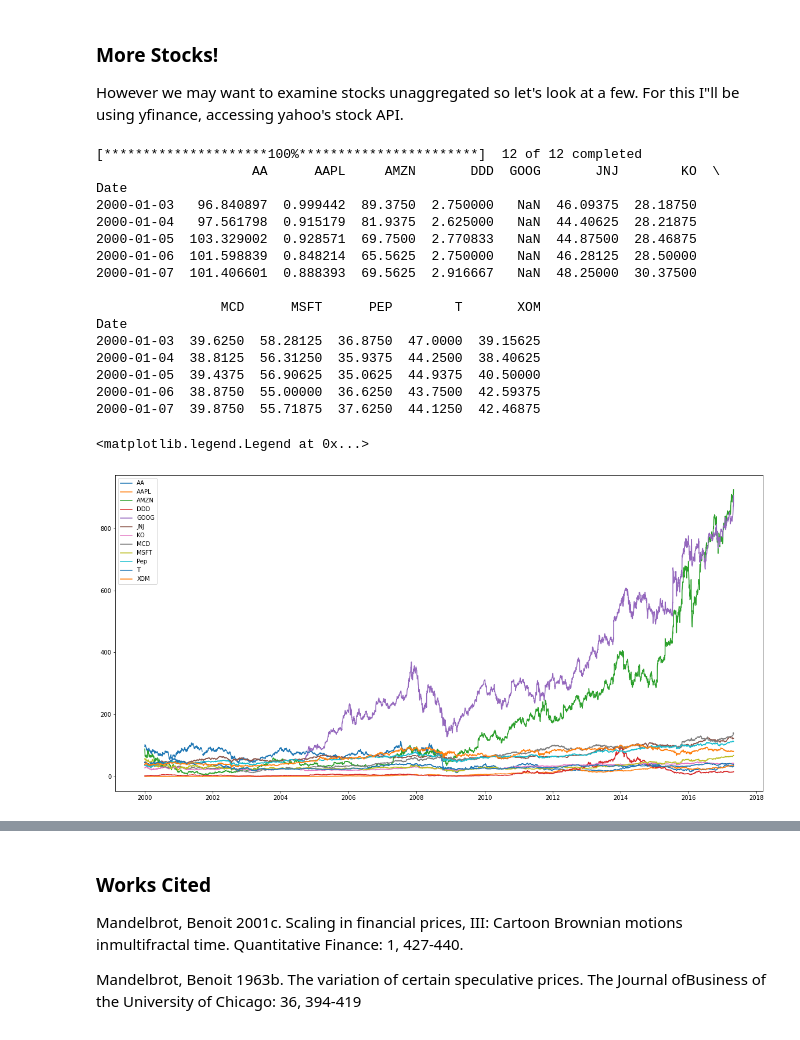
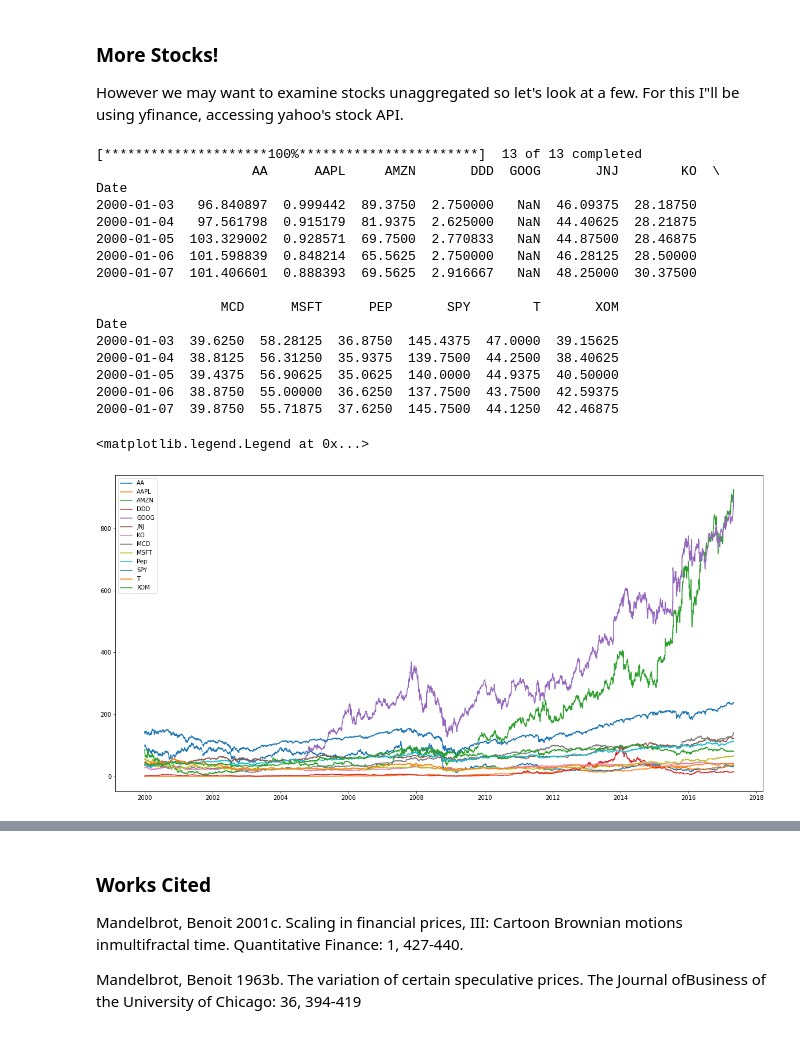
Before and after one commit to RCSimpson/HurstExponentNotebooks, a Jupyter notebook: Hurstnotebook.ipynb, the cells around one changed output, grey strips where cells are left out. Cells and saved outputs as stored; diff of their text form; code cells hidden in the pictures.

```diff
--- a/Hurstnotebook.ipynb
+++ b/Hurstnotebook.ipynb
@@ -179,15 +192,15 @@ import yfinance as yf
 yf.pdr_override()
 
 
-stocks = ("MSFT","AAPL","T","DDD","JNJ","KO","Pep","MCD", "AA", "XOM", "GOOG", "AMZN")
+stocks = ("SPY", "MSFT","AAPL","T","DDD","JNJ","KO","Pep","MCD", "AA", "XOM", "GOOG", "AMZN")
 stocks = sorted(stocks)
 ST = ' '.join(stocks)
 
 data = yf.download(ST, start="2000-01-01", end="2017-04-30", index = stocks)
-data = data['Close']
-print(data.head())
+data1 = data['Close']
+print(data1.head())
 # %% [output]
-[*********************100%***********************]  12 of 12 completed
+[*********************100%***********************]  13 of 13 completed
                     AA      AAPL     AMZN       DDD  GOOG       JNJ        KO  \
 Date
 2000-01-03   96.840897  0.999442  89.3750  2.750000   NaN  46.09375  28.18750
@@ -196,18 +209,18 @@ Date
 2000-01-06  101.598839  0.848214  65.5625  2.750000   NaN  46.28125  28.50000
 2000-01-07  101.406601  0.888393  69.5625  2.916667   NaN  48.25000  30.37500
 
-                MCD      MSFT      PEP        T       XOM
+                MCD      MSFT      PEP       SPY        T       XOM
 Date
-2000-01-03  39.6250  58.28125  36.8750  47.0000  39.15625
-2000-01-04  38.8125  56.31250  35.9375  44.2500  38.40625
-2000-01-05  39.4375  56.90625  35.0625  44.9375  40.50000
-2000-01-06  38.8750  55.00000  36.6250  43.7500  42.59375
-2000-01-07  39.8750  55.71875  37.6250  44.1250  42.46875
+2000-01-03  39.6250  58.28125  36.8750  145.4375  47.0000  39.15625
+2000-01-04  38.8125  56.31250  35.9375  139.7500  44.2500  38.40625
+2000-01-05  39.4375  56.90625  35.0625  140.0000  44.9375  40.50000
+2000-01-06  38.8750  55.00000  36.6250  137.7500  43.7500  42.59375
+2000-01-07  39.8750  55.71875  37.6250  145.7500  44.1250  42.46875
 # %%
 plt.figure(figsize=(20,10))
-plt.plot(data,linestyle = '-',)
-plt.legend(stocks)
+plt.plot(data1,linestyle = '-',)
+plt.legend(stocks);
 # %% [output]
 <matplotlib.legend.Legend at 0x...>
-[figure, old version]
+[figure, new version]
 # %%
```
Also changed, not shown: parts of 24 cells of this notebook.
